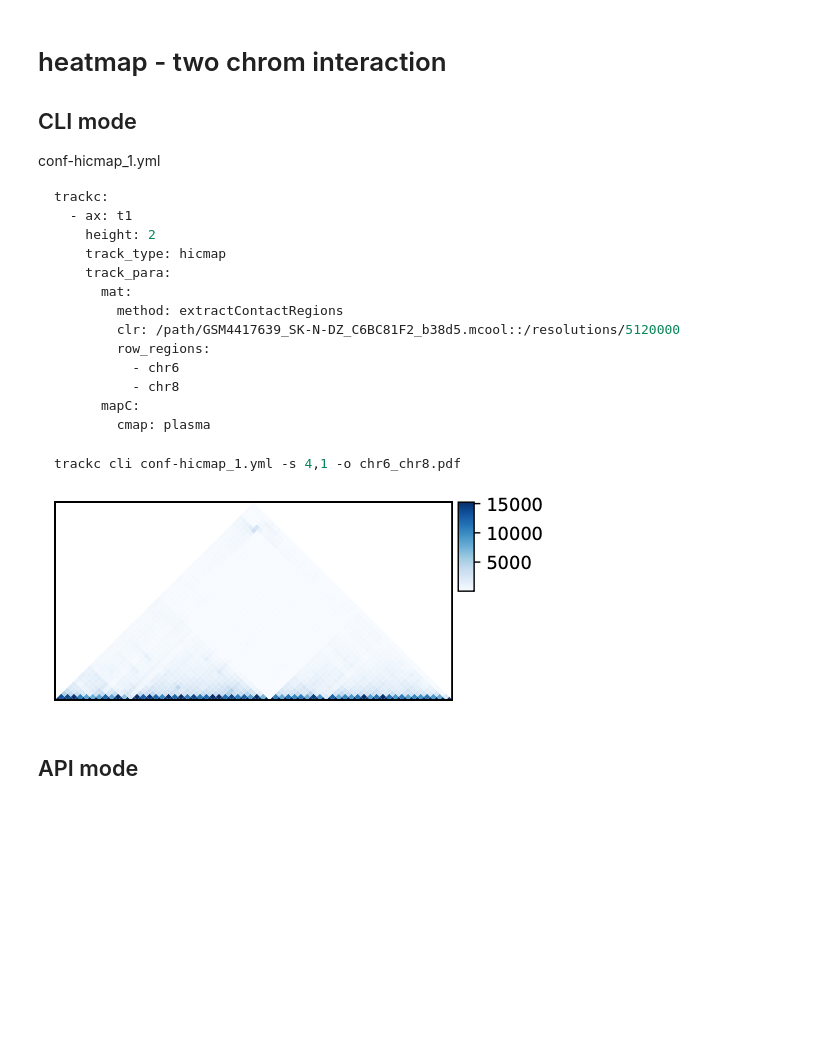
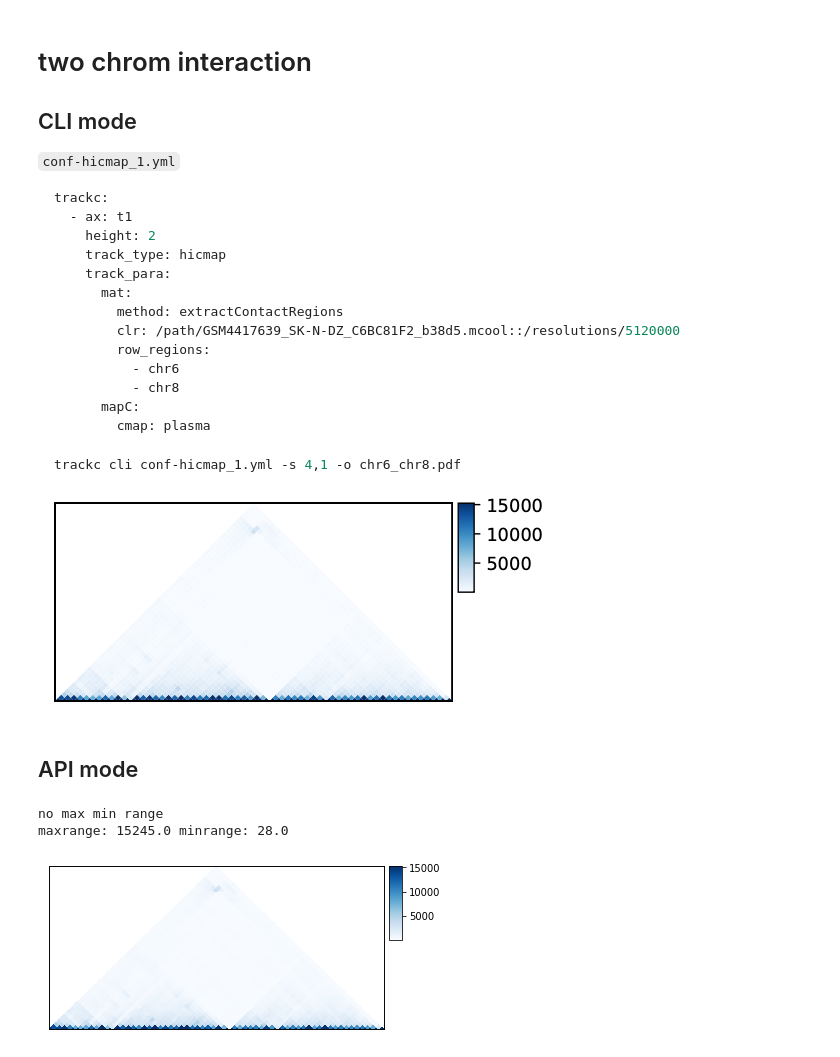
Before and after one commit to seqyuan/trackc, a Jupyter notebook: docs/cli/heatmap-1.ipynb, the cells around one changed output. Drawn from its saved outputs; the diff is of its cells as text; code cells hidden in the pictures; blank space fills up the shorter version.

````diff
--- a/docs/cli/heatmap-1.ipynb
+++ b/docs/cli/heatmap-1.ipynb
@@ -1,7 +1,7 @@
 # %% [markdown]
-# heatmap - two chrom interaction
+# two chrom interaction
 ## CLI mode
-conf-hicmap_1.yml
+`conf-hicmap_1.yml`
 
 ```yaml
 trackc:
@@ -28,0 +32,18 @@ trackc cli conf-hicmap_1.yml -s 4,1 -o chr6_chr8.pdf
+# %%
+ten = tc.tenon(figsize=(6, 1))
+ten.add(pos="bottom", height=3)
+
+regions = ["chr6", "chr8"]
+clr = "./GSM4417639_SK-N-DZ_C6BC81F2_b38d5.mcool::/resolutions/5120000"
+
+mat = tc.tl.extractContactRegions(
+    clr=clr,
+    row_regions=regions,
+)
+
+tc.pl.mapC(ax=ten.axs(0), mat=mat.cmat, map_type="tri", cmap='Blues')
+#tc.savefig('')
+# %% [output]
+no max min range
+maxrange: 15245.0 minrange: 28.0
+[figure, added]
````
Also changed, not shown: parts of 1 cell of this notebook, 12 other files.
